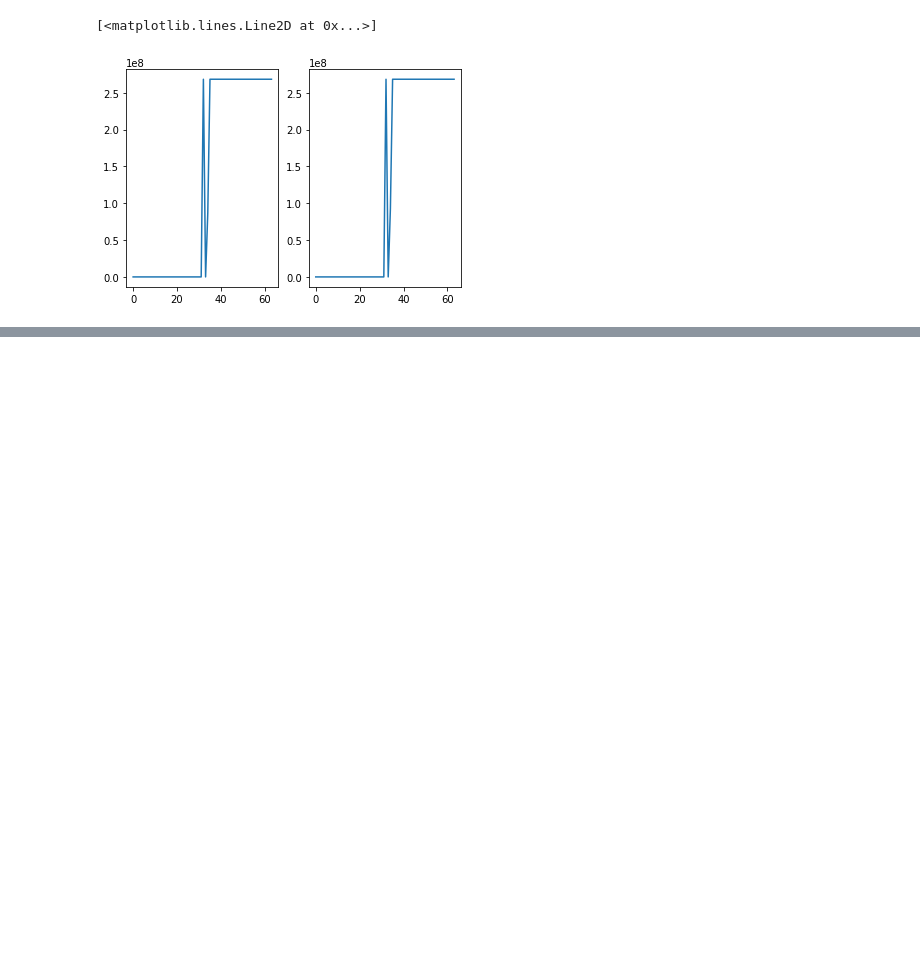
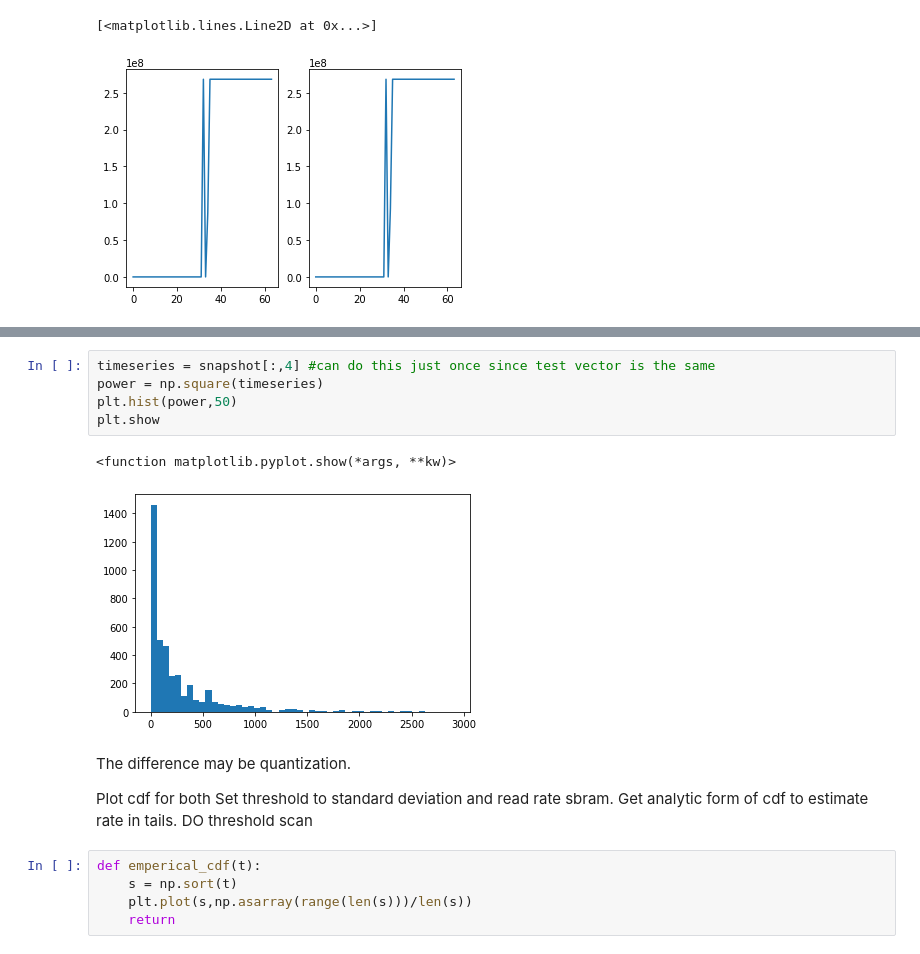
Before and after one commit to realtimeradio/caltech-lwa, a Jupyter notebook: cosmic_ray_scripts/snap2_control/individual_antenna_threshold_scan.ipynb, the cells around one changed output, grey strips where cells are left out. Saved outputs shown, nothing was run; the diff lists cells and outputs as text; blank space fills up the shorter version.

```diff
--- a/cosmic_ray_scripts/snap2_control/individual_antenna_threshold_scan.ipynb
+++ b/cosmic_ray_scripts/snap2_control/individual_antenna_threshold_scan.ipynb
@@ -337,0 +387,20 @@ plt.plot(veto)
+# %%
+timeseries = snapshot[:,4] #can do this just once since test vector is the same
+power = np.square(timeseries)
+plt.hist(power,50)
+plt.show
+# %% [output]
+<function matplotlib.pyplot.show(*args, **kw)>
+[figure, added]
+# %% [markdown]
+The difference may be quantization.
+
+Plot cdf for both
+Set threshold to standard deviation and read rate sbram.
+Get analytic form of cdf to estimate rate in tails.
+DO threshold scan
+# %%
+def emperical_cdf(t):
+    s = np.sort(t)
+    plt.plot(s,np.asarray(range(len(s)))/len(s))
+    return
```
Also changed, not shown: parts of 52 cells of this notebook, 1 other file.
